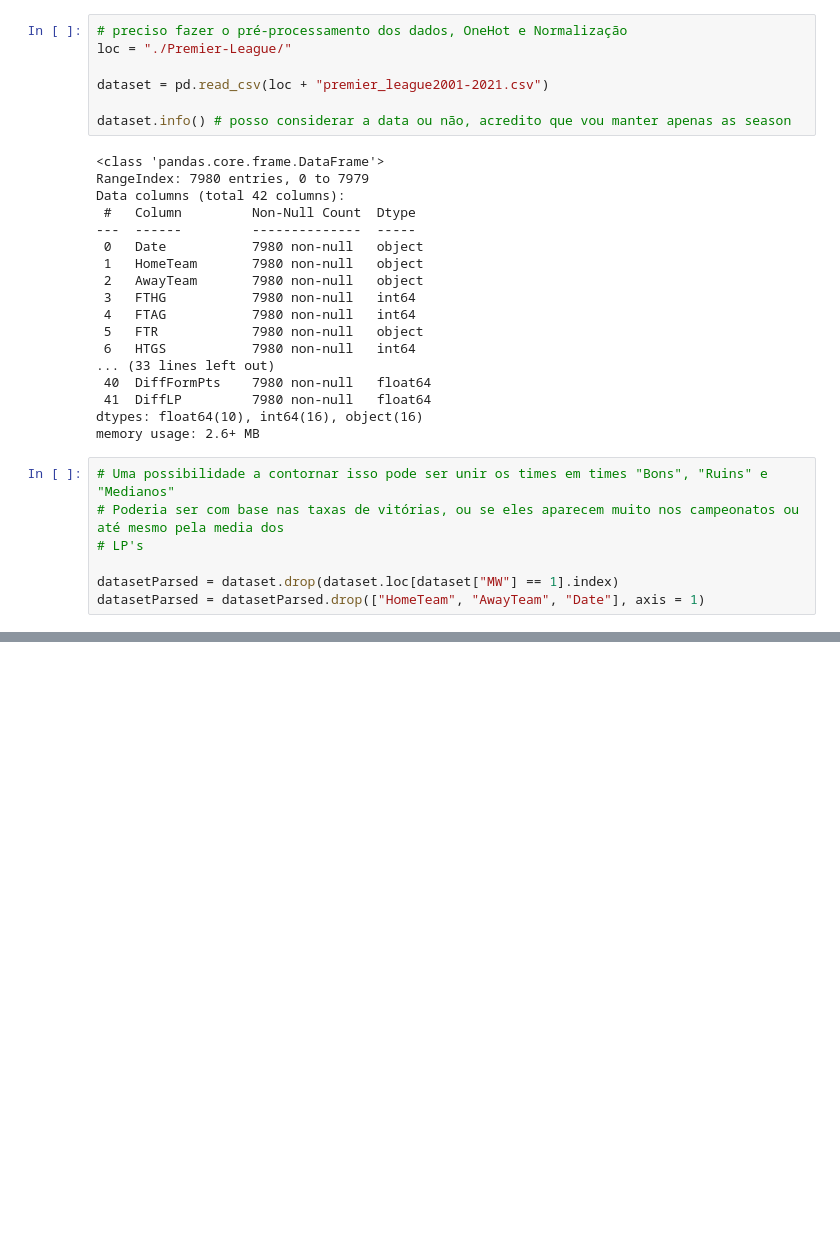
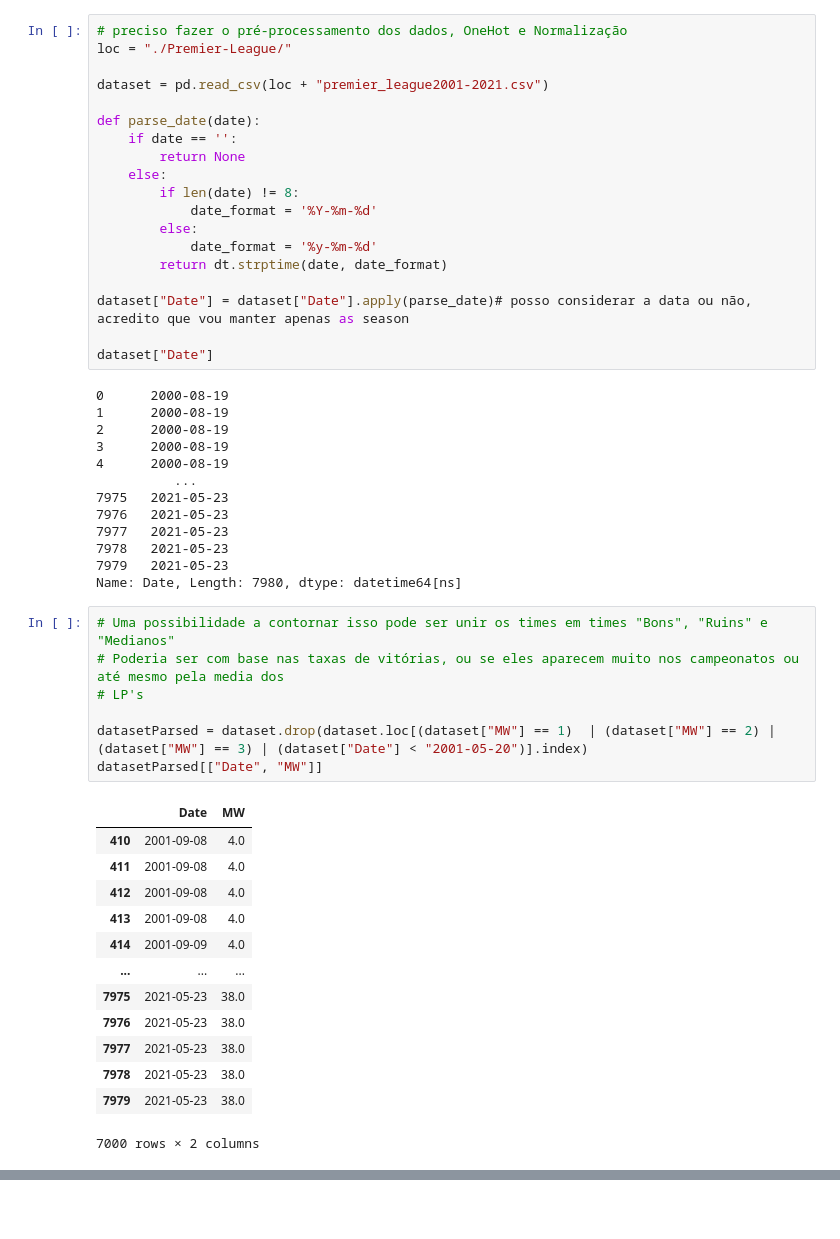
Before and after one commit to murilovpinheiro/Premier-League-Analysis-and-Prediction, a Jupyter notebook: Untitled.ipynb, the cells around one changed output, grey strips where cells are left out. Saved outputs shown, nothing was run; the diff lists cells and outputs as text; blank space fills up the shorter version.

```diff
--- a/Untitled.ipynb
+++ b/Untitled.ipynb
@@ -54,29 +66,50 @@ loc = "./Premier-League/"
 
 dataset = pd.read_csv(loc + "premier_league2001-2021.csv")
 
-dataset.info() # posso considerar a data ou não, acredito que vou manter apenas as season
+def parse_date(date):
+    if date == '':
+        return None
+    else:
+        if len(date) != 8:
+            date_format = '%Y-%m-%d'
+        else:
+            date_format = '%y-%m-%d'
+        return dt.strptime(date, date_format)
+
+dataset["Date"] = dataset["Date"].apply(parse_date)# posso considerar a data ou não, acredito que vou manter apenas as season
+
+dataset["Date"]
 # %% [output]
-<class 'pandas.core.frame.DataFrame'>
-RangeIndex: 7980 entries, 0 to 7979
-Data columns (total 42 columns):
- #   Column         Non-Null Count  Dtype
----  ------         --------------  -----
- 0   Date           7980 non-null   object
- 1   HomeTeam       7980 non-null   object
- 2   AwayTeam       7980 non-null   object
- 3   FTHG           7980 non-null   int64
- 4   FTAG           7980 non-null   int64
- 5   FTR            7980 non-null   object
- 6   HTGS           7980 non-null   int64
-... (33 lines left out)
- 40  DiffFormPts    7980 non-null   float64
- 41  DiffLP         7980 non-null   float64
-dtypes: float64(10), int64(16), object(16)
-memory usage: 2.6+ MB
+0      2000-08-19
+1      2000-08-19
+2      2000-08-19
+3      2000-08-19
+4      2000-08-19
+          ...
+7975   2021-05-23
+7976   2021-05-23
+7977   2021-05-23
+7978   2021-05-23
+7979   2021-05-23
+Name: Date, Length: 7980, dtype: datetime64[ns]
 # %%
 # Uma possibilidade a contornar isso pode ser unir os times em times "Bons", "Ruins" e "Medianos"
 # Poderia ser com base nas taxas de vitórias, ou se eles aparecem muito nos campeonatos ou até mesmo pela media dos
 # LP's
 
-datasetParsed = dataset.drop(dataset.loc[dataset["MW"] == 1].index)
-datasetParsed = datasetParsed.drop(["HomeTeam", "AwayTeam", "Date"], axis = 1)
+datasetParsed = dataset.drop(dataset.loc[(dataset["MW"] == 1)  | (dataset["MW"] == 2) | (dataset["MW"] == 3) | (dataset["Date"] < "2001-05-20")].index)
+datasetParsed[["Date", "MW"]]
+# %% [output]
+|  | Date | MW |
+| 410 | 2001-09-08 | 4.0 |
+| 411 | 2001-09-08 | 4.0 |
+| 412 | 2001-09-08 | 4.0 |
+| 413 | 2001-09-08 | 4.0 |
+| 414 | 2001-09-09 | 4.0 |
+| ... | ... | ... |
+| 7975 | 2021-05-23 | 38.0 |
+| 7976 | 2021-05-23 | 38.0 |
+| 7977 | 2021-05-23 | 38.0 |
+| 7978 | 2021-05-23 | 38.0 |
+| 7979 | 2021-05-23 | 38.0 |
+7000 rows × 2 columns
```
Also changed, not shown: parts of 7 cells of this notebook, 2 other files.
